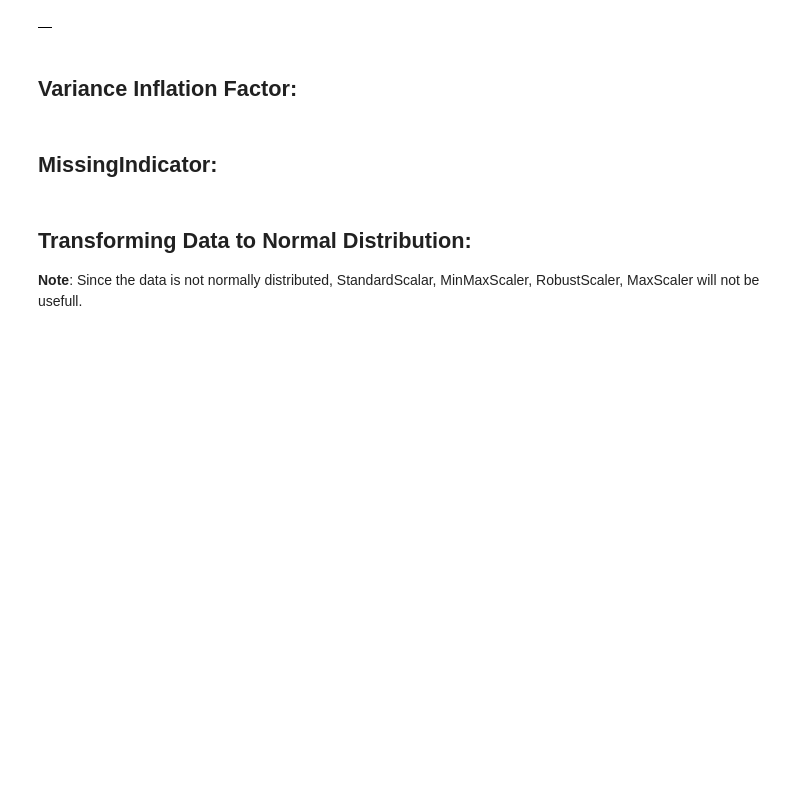
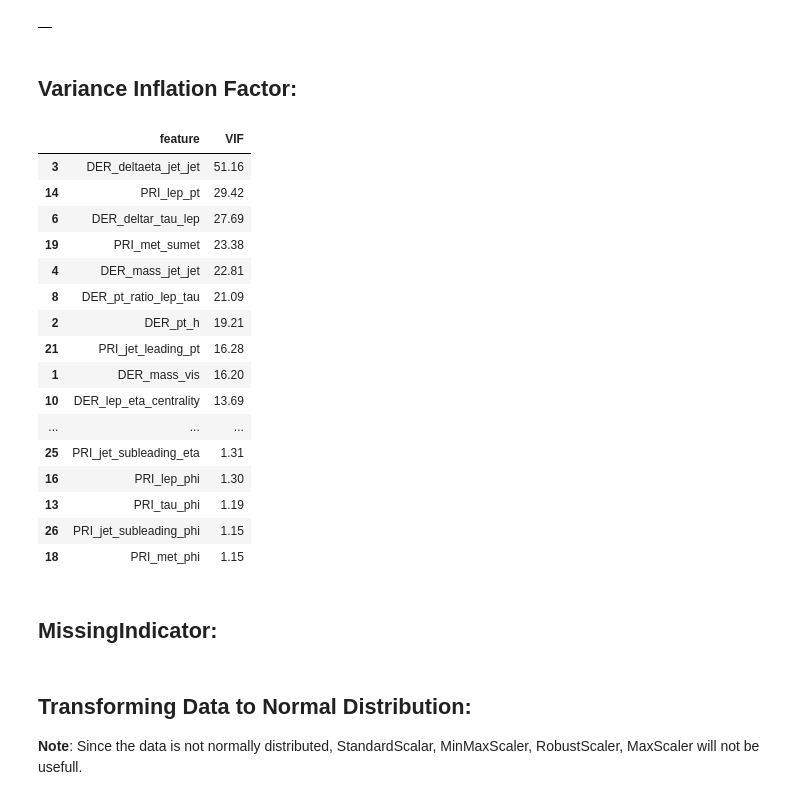
Before and after one commit to Deepankar-98/higgs_boson_kaggle, a Jupyter notebook: notebooks/02-Vizalizing preprocessed data.ipynb, the cells around one changed output. Cells and saved outputs as stored; diff of their text form; code cells hidden in the pictures; blank space fills up the shorter version.

```diff
--- a/notebooks/02-Vizalizing preprocessed data.ipynb
+++ b/notebooks/02-Vizalizing preprocessed data.ipynb
@@ -125,3 +132,10 @@ dfcorr1
 # !pip install statsmodels
 # %%
 from statsmodels.stats.outliers_influence import variance_inflation_factor
+# %%
+# It cannot handle categorical data & boolean data:
+Xnew = df2.drop(columns=['ind_15', 'ind_40', 'ind_70', 'PRI_jet_all_pt'])
+
+# VIF dataframe
+vif_data = pd.DataFrame()
+vif_data["feature"] = Xnew.columns
@@ -128,3 +144,26 @@ from statsmodels.stats.outliers_influence import variance_inflation_factor
+# %%
+# calculating VIF for each feature
+vif_data["VIF"] = [variance_inflation_factor(Xnew.values, i) for i in range(Xnew.shape[1])]
+
+np.round(vif_data.sort_values(by='VIF', ascending=False), 2)
+# %% [output]
+|  | feature | VIF |
+| 3 | DER_deltaeta_jet_jet | 51.16 |
+| 14 | PRI_lep_pt | 29.42 |
+| 6 | DER_deltar_tau_lep | 27.69 |
+| 19 | PRI_met_sumet | 23.38 |
+| 4 | DER_mass_jet_jet | 22.81 |
+| 8 | DER_pt_ratio_lep_tau | 21.09 |
+| 2 | DER_pt_h | 19.21 |
+| 21 | PRI_jet_leading_pt | 16.28 |
+| 1 | DER_mass_vis | 16.20 |
+| 10 | DER_lep_eta_centrality | 13.69 |
+| ... | ... | ... |
+| 25 | PRI_jet_subleading_eta | 1.31 |
+| 16 | PRI_lep_phi | 1.30 |
+| 13 | PRI_tau_phi | 1.19 |
+| 26 | PRI_jet_subleading_phi | 1.15 |
+| 18 | PRI_met_phi | 1.15 |
 # %% [markdown]
 ## MissingIndicator:
 # %%
```
Also changed, not shown: parts of 10 cells of this notebook, 2 other files.
